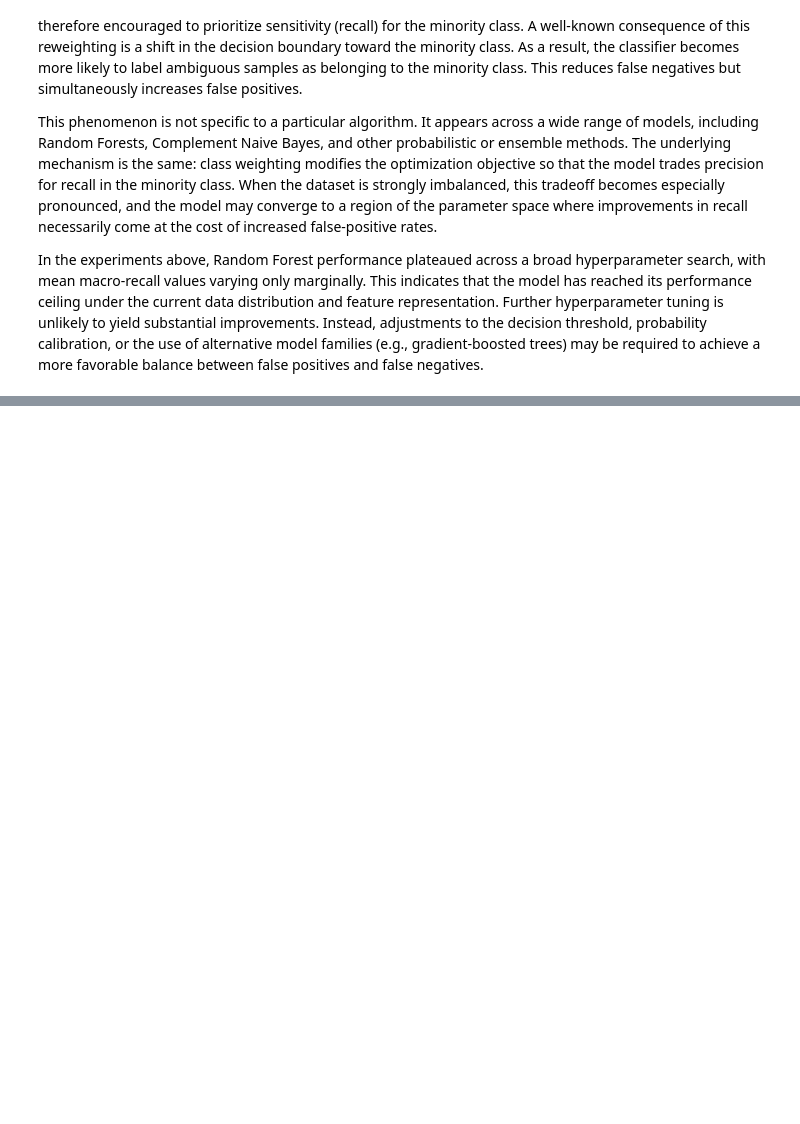
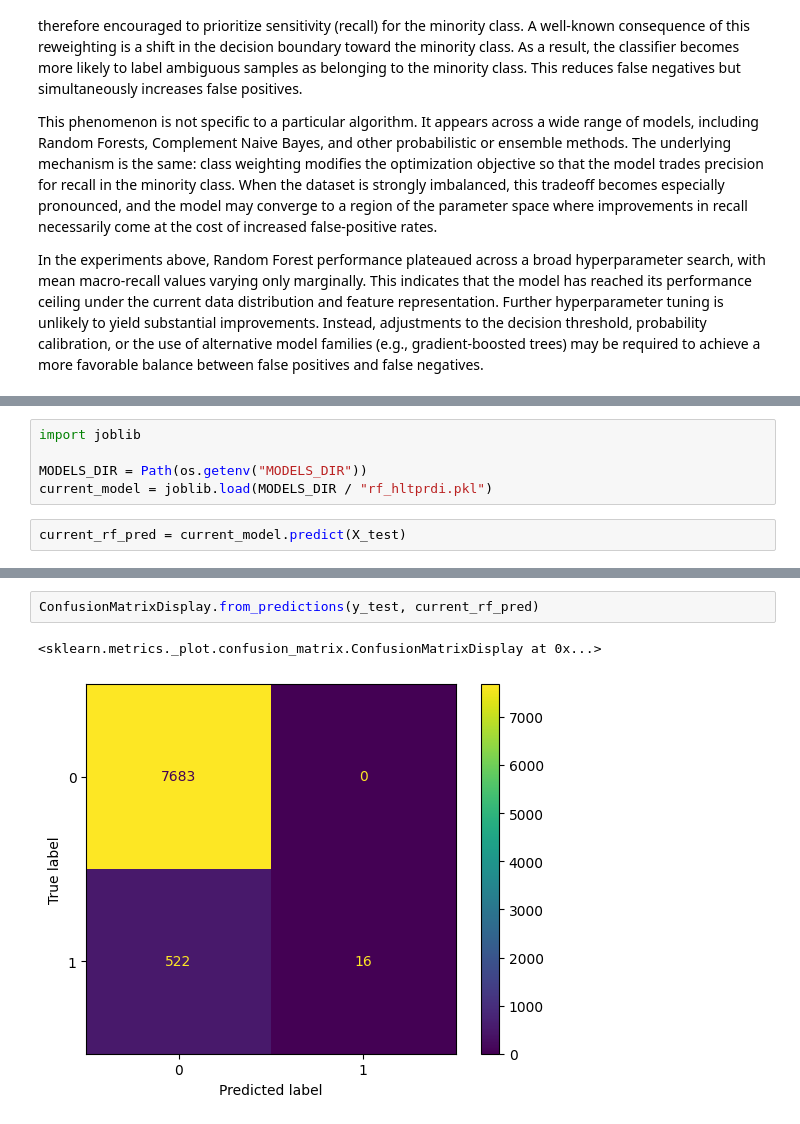
Before and after one commit to Dyretna/cf_bench, a Jupyter notebook: notebooks/01_scikit_rf_tests.ipynb, the cells around one changed output, grey strips where cells are left out. Cells and saved outputs as stored; diff of their text form; blank space fills up the shorter version.

```diff
--- a/notebooks/01_scikit_rf_tests.ipynb
+++ b/notebooks/01_scikit_rf_tests.ipynb
@@ -402,0 +426,7 @@ In the experiments above, Random Forest performance plateaued across a broad hyp
+# %%
+import joblib
+
+MODELS_DIR = Path(os.getenv("MODELS_DIR"))
+current_model = joblib.load(MODELS_DIR / "rf_hltprdi.pkl")
+# %%
+current_rf_pred = current_model.predict(X_test)
@@ -402,0 +449,5 @@ In the experiments above, Random Forest performance plateaued across a broad hyp
+# %%
+ConfusionMatrixDisplay.from_predictions(y_test, current_rf_pred)
+# %% [output]
+<sklearn.metrics._plot.confusion_matrix.ConfusionMatrixDisplay at 0x...>
+[figure, added]
```
Also changed, not shown: parts of 8 cells of this notebook, 5 other files.
